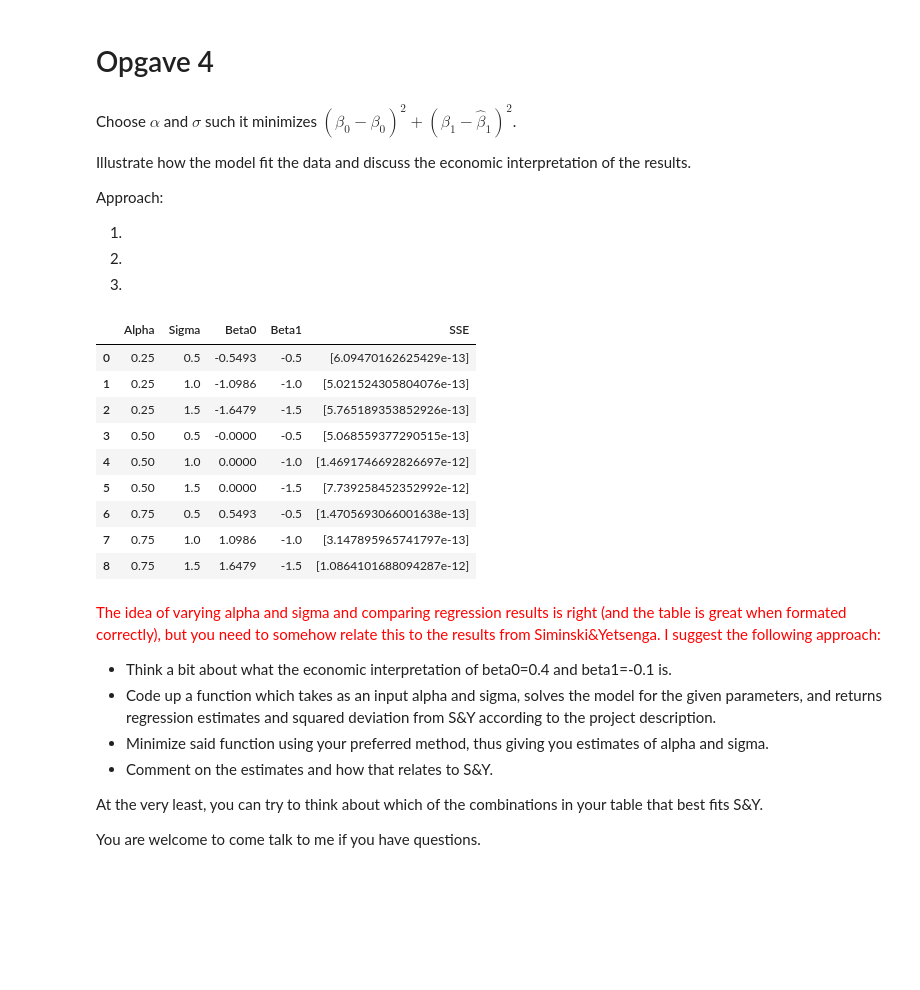
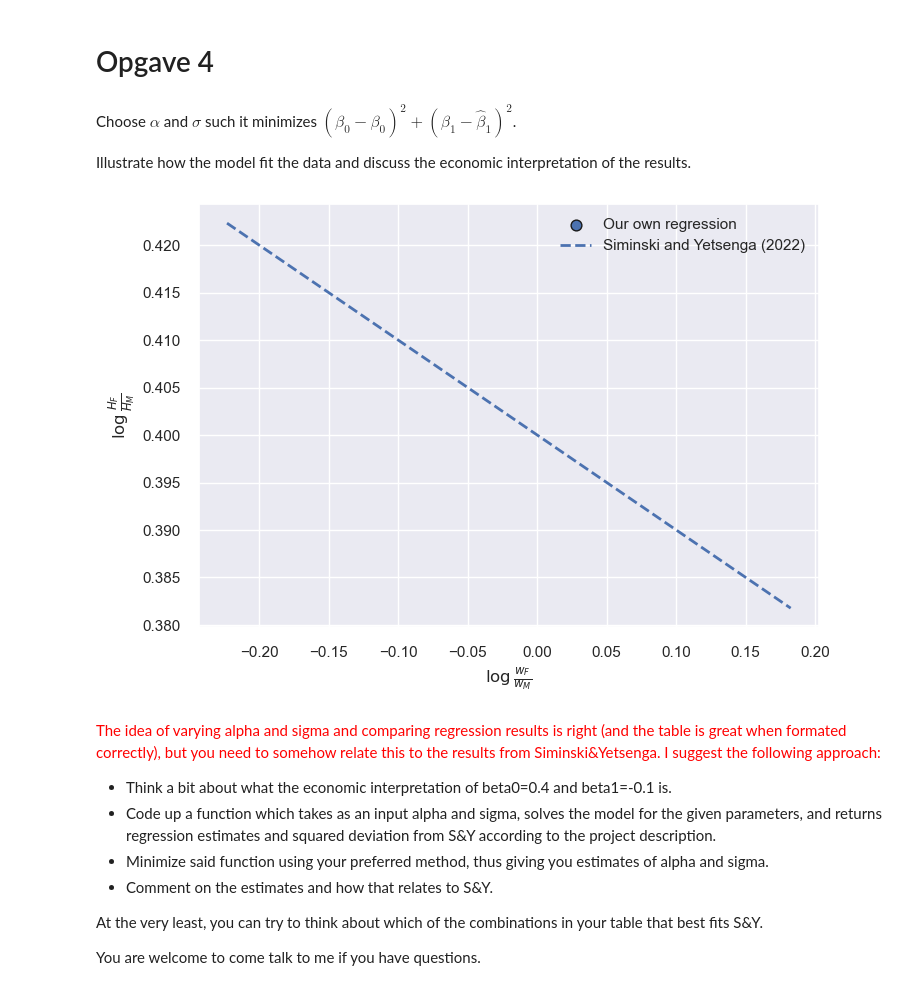
Before and after one commit to NumEconCopenhagen/projects-2023-philx2-nico, a Jupyter notebook: inauguralproject/inauguralproject.ipynb, the cells around one changed output. Drawn from its saved outputs; the diff is of its cells as text; code cells hidden in the pictures; blank space fills up the shorter version.

```diff
--- a/inauguralproject/inauguralproject.ipynb
+++ b/inauguralproject/inauguralproject.ipynb
@@ -239,31 +215,44 @@ Another thing: I have noticed that the SLSQP solver misbehaves a bit in this pro
 Choose $\alpha$ and $\sigma$ such it minimizes $(\beta _0-\hat{\beta}_0)^2 +(\beta _1-\hat{\beta}_1)^2$.
 
 Illustrate how the model fit the data and discuss the economic interpretation of the results.
-
-
-Approach:
-
-1.
-
-
-2.
-
-
-3.
 # %%
-model = HouseholdSpecializationModelClass()
 model.run_regression()
+model.estimate()
-# %% [output]
-|  | Alpha | Sigma | Beta0 | Beta1 | SSE |
-| 0 | 0.25 | 0.5 | -0.5493 | -0.5 | [6.09470162625429e-13] |
-| 1 | 0.25 | 1.0 | -1.0986 | -1.0 | [5.021524305804076e-13] |
-| 2 | 0.25 | 1.5 | -1.6479 | -1.5 | [5.765189353852926e-13] |
-| 3 | 0.50 | 0.5 | -0.0000 | -0.5 | [5.068559377290515e-13] |
-| 4 | 0.50 | 1.0 | 0.0000 | -1.0 | [1.4691746692826697e-12] |
-| 5 | 0.50 | 1.5 | 0.0000 | -1.5 | [7.739258452352992e-12] |
-| 6 | 0.75 | 0.5 | 0.5493 | -0.5 | [1.4705693066001638e-13] |
-| 7 | 0.75 | 1.0 | 1.0986 | -1.0 | [3.147895965741797e-13] |
-| 8 | 0.75 | 1.5 | 1.6479 | -1.5 | [1.0864101688094287e-12] |
+# %%
+import numpy as np
+import matplotlib.pyplot as plt
+import seaborn as sns
+
+# Set seaborn style
+sns.set()
+
+# Compute log ratios
+log_HF_HM = np.log(np.array(model.sol.HF_vec) / np.array(model.sol.HM_vec))
+log_wratio = np.log(model.par.wF_vec / model.par.wM)
+
+# Regression line from Siminski and Yetsenga
+syr = 0.4 + (-0.1) * log_wratio
+
+# Create figure and axis
+fig, ax = plt.subplots()
+
+# Plotting data points with markers
+ax.scatter(log_wratio, log_HF_HM, label='Our own regression', marker='o', edgecolors='k', s=60)
+
+# Plot Siminski and Yetsenga's regression line
+ax.plot(log_wratio, syr, linestyle='--', label='Siminski and Yetsenga (2022)', lw=2)
+
+# Set axis labels
+ax.set_xlabel('$\\log\\frac{w_F}{w_M}$')
+ax.set_ylabel('$\\log\\frac{H_F}{H_M}$')
+
+# Add a legend
+ax.legend()
+
+# Display the plot
+plt.show()
+# %% [output]
+[figure, added]
 # %% [markdown]
 <font color = 'red'> The idea of varying alpha and sigma and comparing regression results is right (and the table is great when formated correctly), but you need to somehow relate this to the results from Siminski&Yetsenga. I suggest the following approach:
 
```
Also changed, not shown: parts of 9 cells of this notebook.
